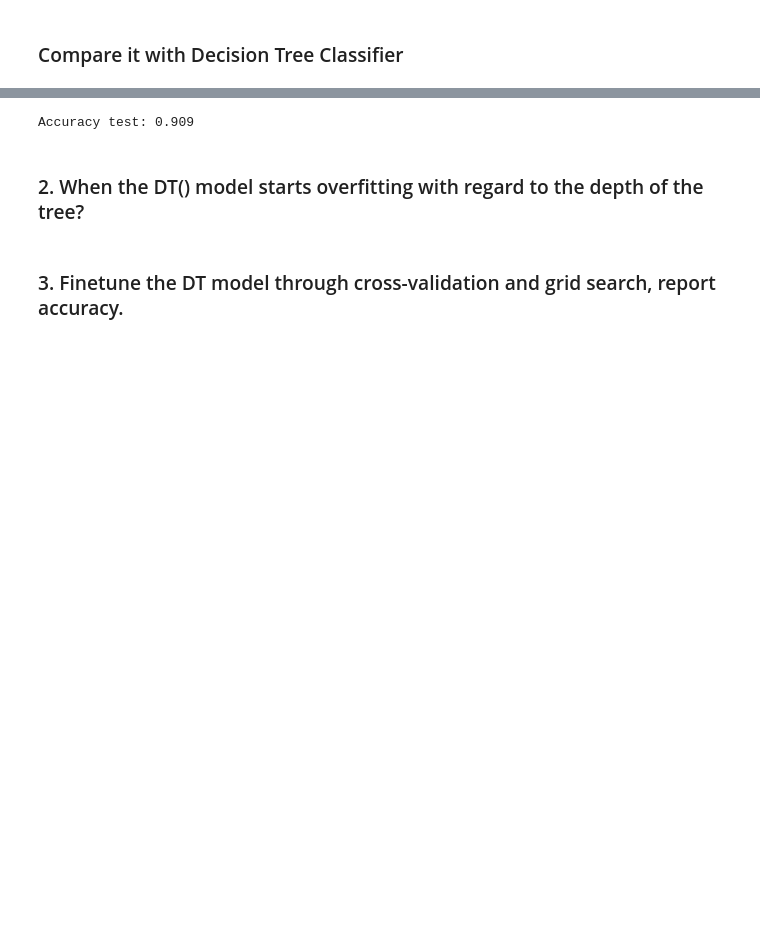
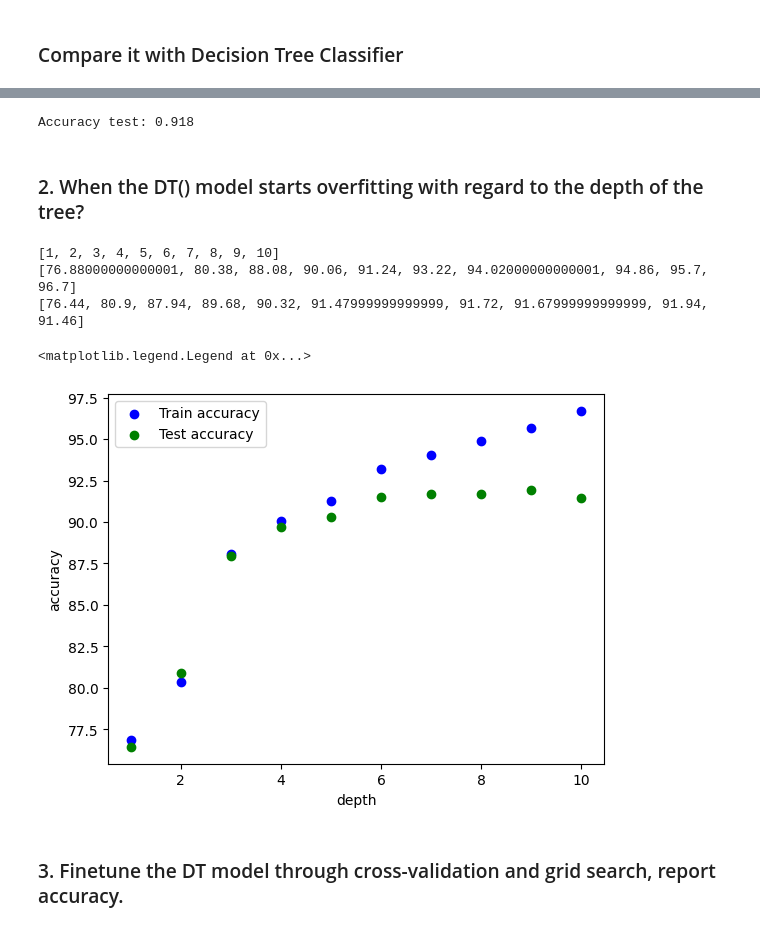
Before and after one commit to krskovape/Machine_learning, a Jupyter notebook: 06_Model_generalization/06_2_LAB_mlgeo_DT_cross_val_generalization_exercises.ipynb, the cells around one changed output, grey strips where cells are left out. Cells and saved outputs as stored; diff of their text form; code cells hidden in the pictures; blank space fills up the shorter version.

```diff
--- a/06_Model_generalization/06_2_LAB_mlgeo_DT_cross_val_generalization_exercises.ipynb
+++ b/06_Model_generalization/06_2_LAB_mlgeo_DT_cross_val_generalization_exercises.ipynb
@@ -73,7 +73,7 @@ Accuracy test: 0.865
 ### Compare it with Decision Tree Classifier
 # %%
 # DT model
-dt_model = DecisionTreeClassifier()
+dt_model = DecisionTreeClassifier(max_depth=10)
 # %%
 # fit
 dt_model.fit(X_train, y_train)
@@ -92,14 +92,30 @@ test_pred = dt_model.predict(X_test)
 MSE_test = accuracy_score(y_test, test_pred)
 print(f"Accuracy test: {round(MSE_test, 3)}")
 # %% [output]
-Accuracy test: 0.909
+Accuracy test: 0.918
 # %% [markdown]
 ### 2. When the DT() model starts overfitting with regard to the depth of the tree?
 # %%
 # Run set of training procedures and evaluation while changing the dtree depth from 1 to 10
 # Store the training and testing accuracy
-depth = 1
+depth = list(range(1,11))
 
-# for depth in range(1,11)
+acc_train_list = []
+acc_test_list = []
 
-dt = DecisionTreeClassifier(max_depth=depth)
+for d in depth:
+    # DT model
+    dt_model = DecisionTreeClassifier(max_depth=d)
+
+    # fit
+    dt_model.fit(X_train, y_train)
+
+    # train accuracy
+    train_pred = dt_model.predict(X_train)
+    Acc_train = accuracy_score(y_train, train_pred)
+    acc_train_list.append(Acc_train*100)
+
+    # test accuracy
+    test_pred = dt_model.predict(X_test)
+    Acc_test = accuracy_score(y_test, test_pred)
+    acc_test_list.append(Acc_test*100)
@@ -109,2 +122,25 @@ pass
+# %%
+print(depth)
+print(acc_train_list)
+print(acc_test_list)
+# %% [output]
+[1, 2, 3, 4, 5, 6, 7, 8, 9, 10]
+[76.88000000000001, 80.38, 88.08, 90.06, 91.24, 93.22, 94.02000000000001, 94.86, 95.7, 96.7]
+[76.44, 80.9, 87.94, 89.68, 90.32, 91.47999999999999, 91.72, 91.67999999999999, 91.94, 91.46]
+# %%
+# Plot dependence of the model training and testing accuracy against the depth of the model.
+
+# for i in range(10):
+#     plt.scatter(depth[i], acc_train_list[i], c="b", label="Train accuracy")
+#     plt.scatter(depth[i], acc_test_list[i], c="g", label="Test accuracy")
+
+plt.scatter(depth, acc_train_list, c="b", label="Train accuracy")
+plt.scatter(depth, acc_test_list, c="g", label="Test accuracy")
+plt.xlabel("depth")
+plt.ylabel("accuracy")
+plt.legend(loc="best")
+# %% [output]
+<matplotlib.legend.Legend at 0x...>
+[figure, added]
 # %%
 # When the model starts overfitting?
```
Also changed, not shown: parts of 9 cells of this notebook, 1 other file.
